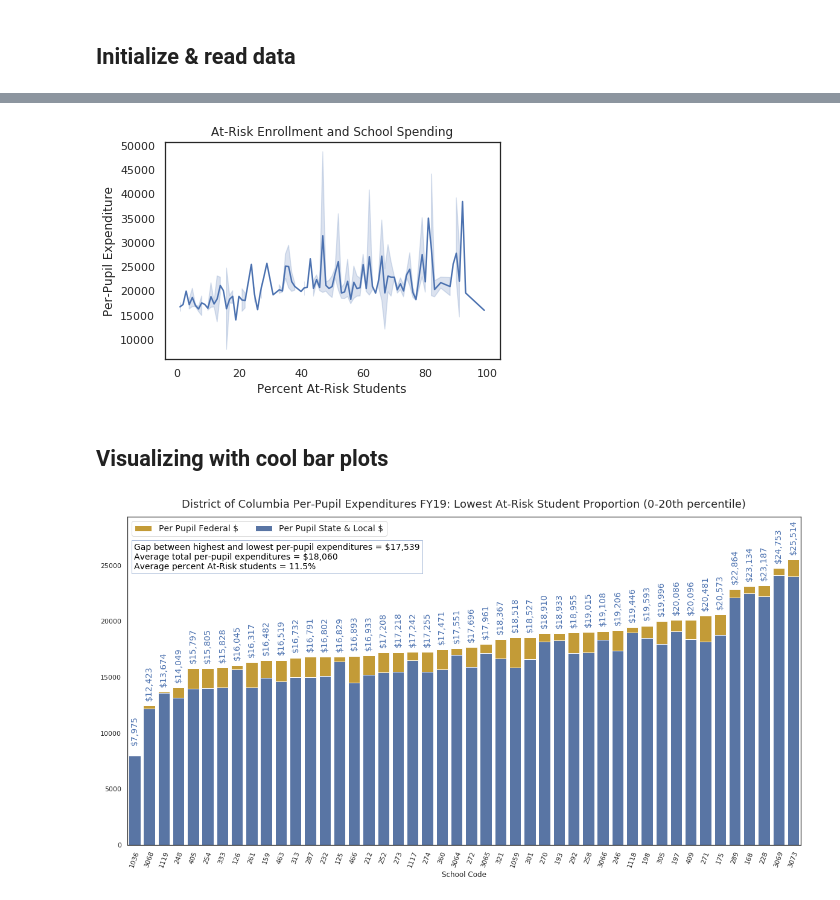
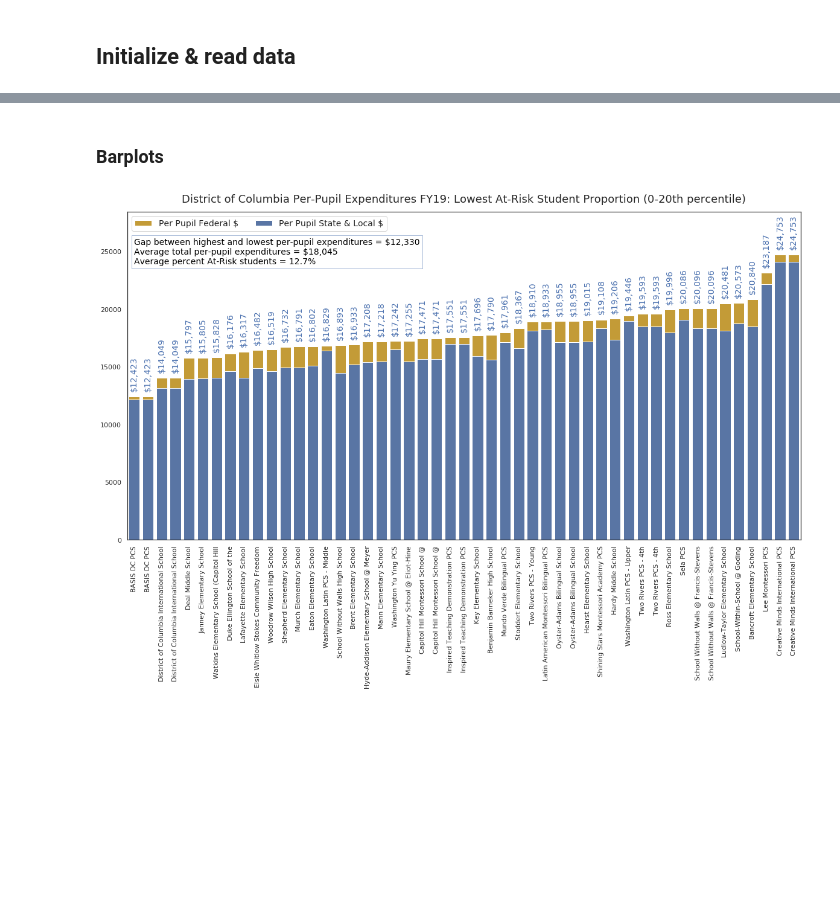
Before and after one commit to comp-strat/edunomics_arrays, a Jupyter notebook: dc_arrays.ipynb, the cells around one changed output, grey strips where cells are left out. Cells and saved outputs as stored; diff of their text form; code cells hidden in the pictures; blank space fills up the shorter version.

```diff
--- a/dc_arrays.ipynb
+++ b/dc_arrays.ipynb
@@ -52,0 +135,7 @@ agg_df.head()
+# %%
+# Coerce data type for "School Code" to int64
+agg_df["School Code"] = agg_df["School Code"].astype("int64") #.apply(lambda x: f'{float(x):g}')
+print(type(agg_df["School Code"].iloc[0]))
+
+frame_df["School Code"] = frame_df["School Code"].astype("int64")
+print(type(frame_df["School Code"].iloc[0]))
@@ -82,7 +267,10 @@ print(type(agg_df["School Code"].iloc[0]))
 # %%
 # Merge DFs
 exp_df_merged = pd.concat([exp_df1, exp_df2], join="outer") # merge school lists of spending data
-df = pd.merge(agg_df, exp_df_merged, how="outer", on="School Code") # merge spending data into enrollment data
+df = pd.merge(agg_df, exp_df_merged, how="inner", on="School Code") # merge spending data into enrollment data
+df = pd.merge(df, maxgrades.rename("Highest Grade"), how="inner", on="School Code") # merge in max grades
+df = pd.merge(df, mingrades.rename("Lowest Grade"), how="inner", on="School Code") # merge in min grades
+df = pd.merge(df, frame_df, how="inner", on="School Code") # merge in scoring framework (index of grade level)
 df
 # %% [output]
 |  | LEA Code | LEA Name | School Code | School Name | Entity Type | Ward | Student Group | Grade | ... |
@@ -105,0 +296,31 @@ df
+# %%
+def get_level (lowgrade, highgrade) :
+    """Induce school level given a school's lowest and highest grade served."""
+
+    level = "" # initialize
+    lowgrade, highgrade = int(lowgrade), int(highgrade) # Convert to int
+
+    # Determine Preschool/Kindergarten Level
+    #if lowgrade <= -1 and highgrade <= 2:
+    #    level = "Preschool/Kindergarten"
+    #elif lowgrade == -2 and highgrade <= 3:
+    #    level = "Preschool/Kindergarten"
+
+    # Determine Elementary/K-8 Level
+    if highgrade <= 6:
+        level = "Elementary School"
+    elif lowgrade <= 1 and highgrade >= 7:
+        level = "K-8 School"
+
+    # Determine Middle/High Level
+    elif lowgrade >= 4 and highgrade <= 9:
+        level = "Middle School"
+    elif lowgrade >= 8:
+        level = "High School"
+    elif lowgrade >= 5 and highgrade >= 11:
+        level = "High School"
+
+    return level
+# %%
+df["Level"] = df.apply(lambda x: get_level(x["Lowest Grade"], x["Highest Grade"]), axis=1)
+df["Level"].value_counts()
@@ -173,9 +557,0 @@ plt.show()
-# %%
-ax = sns.lineplot(x = "Percent Enrolled", y = "Total Per-Pupil Expenditure", data = df, color = "b")
-ax.set(xlabel = "Percent At-Risk Students", ylabel = "Per-Pupil Expenditure")
-ax.set_title("At-Risk Enrollment and School Spending")
-plt.show()
-# %% [output]
-[figure, removed]
-# %% [markdown]
-## Visualizing with cool bar plots
@@ -241,5 +558,7 @@ def makegraph(merged_df,
+# %% [markdown]
+### Barplots
 # %%
-makegraph(df20, subtitle = "Lowest At-Risk Student Proportion (0-20th percentile)")
+makegraph(df20, subtitle = "Lowest At-Risk Student Proportion (0-20th percentile)", idcol = "Short Name")
 # %% [output]
-[figure, old version]
+[figure, new version]
 # %%
```
Also changed, not shown: parts of 56 cells of this notebook.
